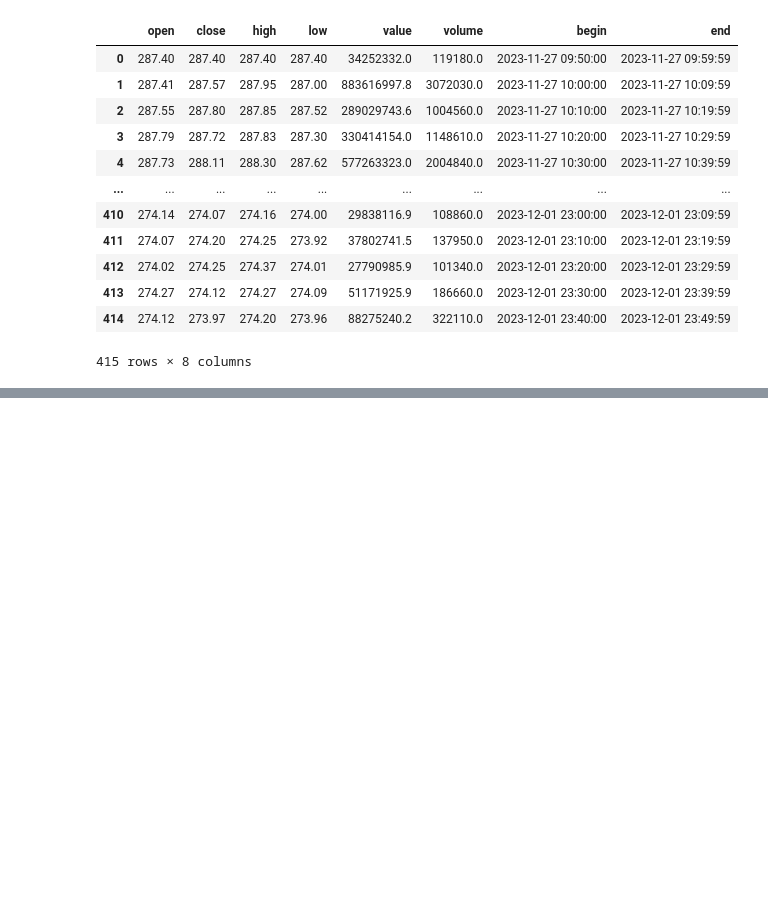
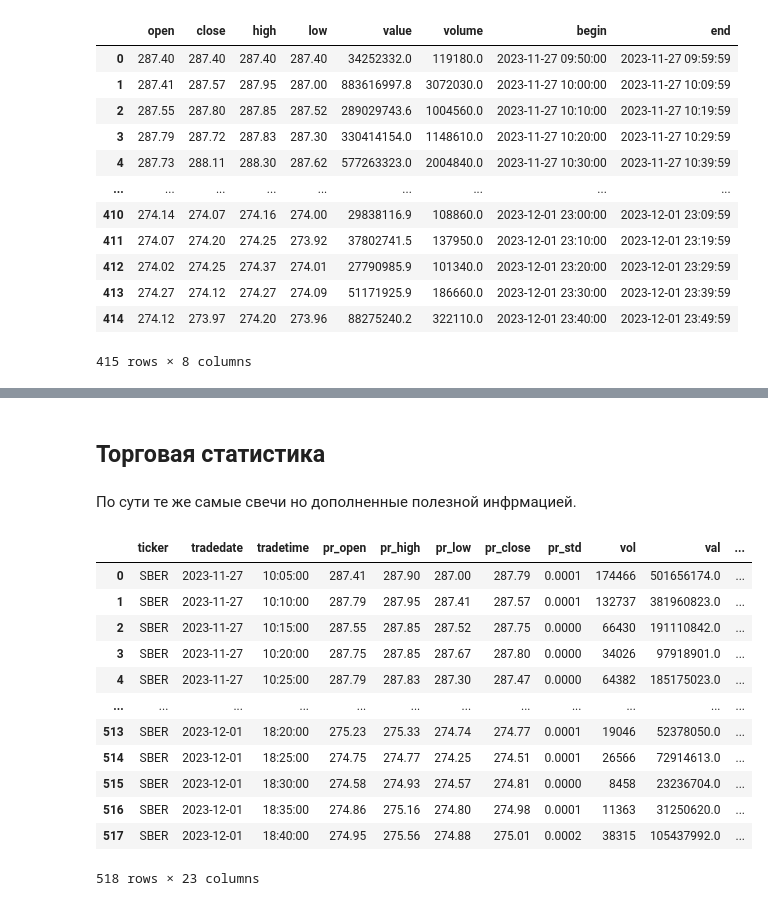
Before and after one commit to slivka83/algopack_simple_bot, a Jupyter notebook: notebooks/EDA.ipynb, the cells around one changed output, grey strips where cells are left out. Drawn from its saved outputs; the diff is of its cells as text; code cells hidden in the pictures; blank space fills up the shorter version.

```diff
--- a/notebooks/EDA.ipynb
+++ b/notebooks/EDA.ipynb
@@ -40,0 +152,22 @@ fig.show()
+# %% [markdown]
+## Торговая статистика
+# %% [markdown]
+По сути те же самые свечи но дополненные полезной инфрмацией.
+# %%
+# Данные по акциям SBER за период
+sber_trd_df = sber.tradestats(date='2023-11-25', till_date='2023-12-02')
+sber_trd_df
+# %% [output]
+|  | ticker | tradedate | tradetime | pr_open | pr_high | pr_low | pr_close | pr_std | vol | val | ... |
+| 0 | SBER | 2023-11-27 | 10:05:00 | 287.41 | 287.90 | 287.00 | 287.79 | 0.0001 | 174466 | 501656174.0 | ... |
+| 1 | SBER | 2023-11-27 | 10:10:00 | 287.79 | 287.95 | 287.41 | 287.57 | 0.0001 | 132737 | 381960823.0 | ... |
+| 2 | SBER | 2023-11-27 | 10:15:00 | 287.55 | 287.85 | 287.52 | 287.75 | 0.0000 | 66430 | 191110842.0 | ... |
+| 3 | SBER | 2023-11-27 | 10:20:00 | 287.75 | 287.85 | 287.67 | 287.80 | 0.0000 | 34026 | 97918901.0 | ... |
+| 4 | SBER | 2023-11-27 | 10:25:00 | 287.79 | 287.83 | 287.30 | 287.47 | 0.0000 | 64382 | 185175023.0 | ... |
+| ... | ... | ... | ... | ... | ... | ... | ... | ... | ... | ... | ... |
+| 513 | SBER | 2023-12-01 | 18:20:00 | 275.23 | 275.33 | 274.74 | 274.77 | 0.0001 | 19046 | 52378050.0 | ... |
+| 514 | SBER | 2023-12-01 | 18:25:00 | 274.75 | 274.77 | 274.25 | 274.51 | 0.0001 | 26566 | 72914613.0 | ... |
+| 515 | SBER | 2023-12-01 | 18:30:00 | 274.58 | 274.93 | 274.57 | 274.81 | 0.0000 | 8458 | 23236704.0 | ... |
+| 516 | SBER | 2023-12-01 | 18:35:00 | 274.86 | 275.16 | 274.80 | 274.98 | 0.0001 | 11363 | 31250620.0 | ... |
+| 517 | SBER | 2023-12-01 | 18:40:00 | 274.95 | 275.56 | 274.88 | 275.01 | 0.0002 | 38315 | 105437992.0 | ... |
+518 rows × 23 columns
```
Also changed, not shown: parts of 28 cells of this notebook, 3 other files.
